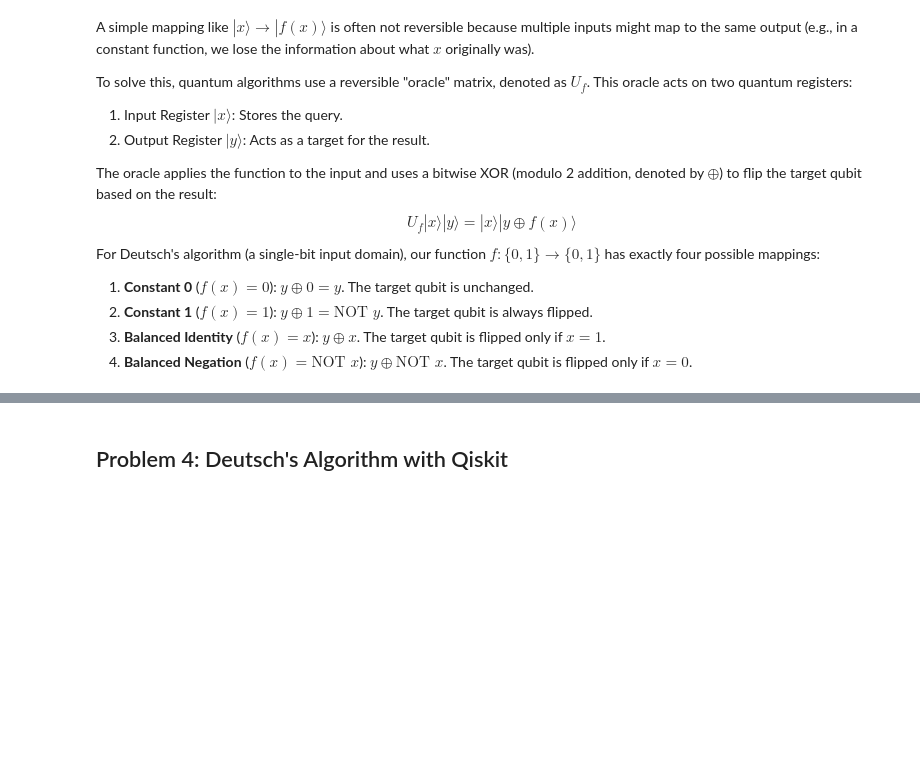
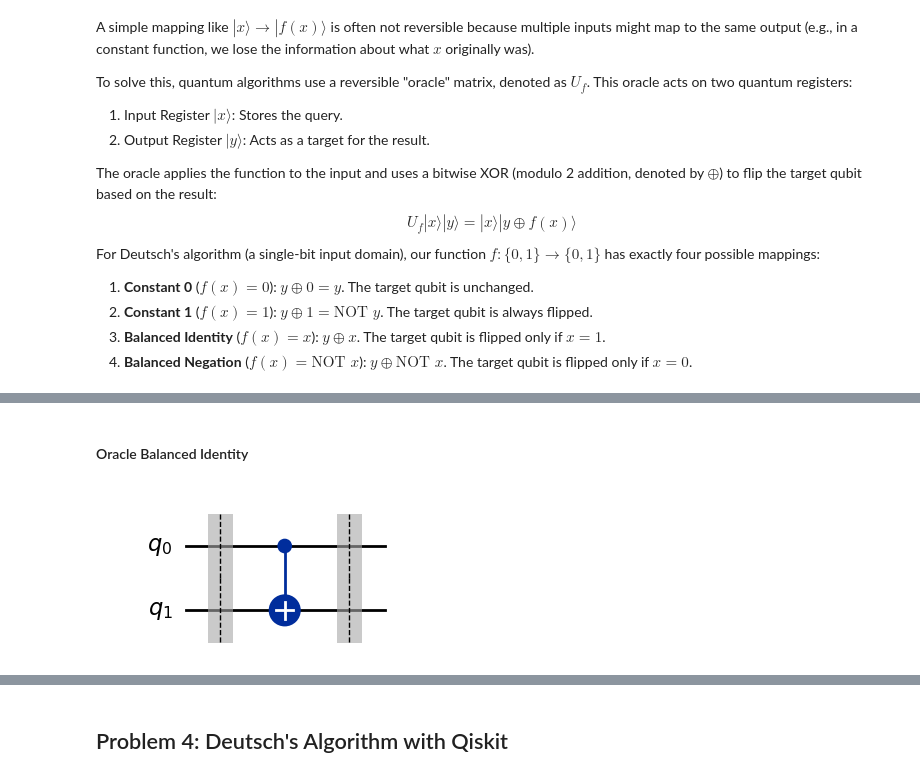
Before and after one commit to KarolisBz/emerging-technologies-assessment-g00417529, a Jupyter notebook: problems.ipynb, the cells around one changed output, grey strips where cells are left out. Saved outputs shown, nothing was run; the diff lists cells and outputs as text; code cells hidden in the pictures; blank space fills up the shorter version.

```diff
--- a/problems.ipynb
+++ b/problems.ipynb
@@ -419,0 +457,6 @@ def oracle_balanced_negation():
+# %% [markdown]
+#### Oracle Balanced Identity
+# %%
+oracle_balanced_identity().draw( output='mpl')
+# %% [output]
+[figure, added]
```
Also changed, not shown: parts of 13 cells of this notebook.
